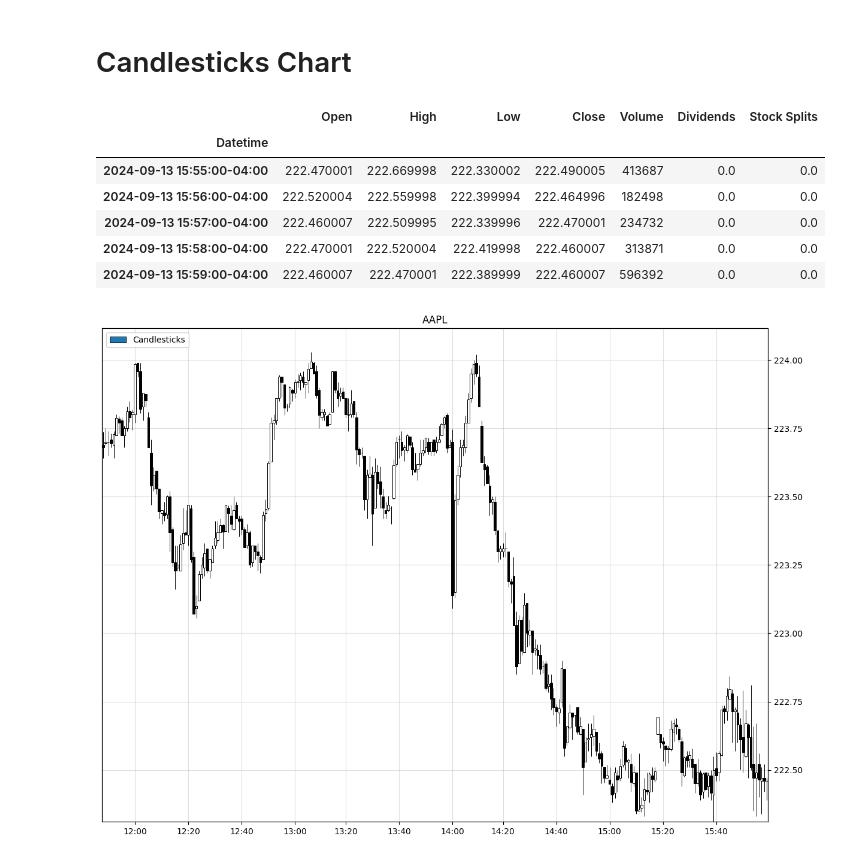
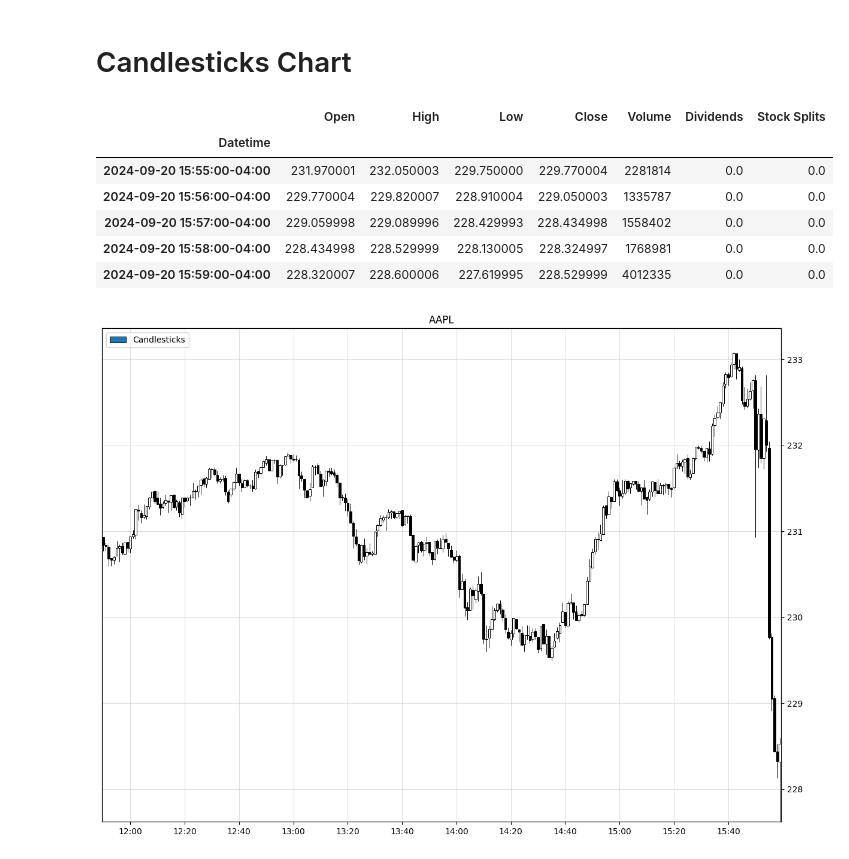
Before and after one commit to furechan/mplchart, a Jupyter notebook: examples/candlesticks-chart.ipynb, the cells around one changed output. Cells and saved outputs as stored; diff of their text form; code cells hidden in the pictures.

```diff
--- a/examples/candlesticks-chart.ipynb
+++ b/examples/candlesticks-chart.ipynb
@@ -8,18 +8,18 @@ from mplchart.primitives import Candlesticks
 # %%
 # intervals: 1m, 2m, 5m, 15m, 30m, 60m, 90m, 1h, 1d, 5d, 1wk, 1mo, 3mo
 
-ticker, interval, period = "AAPL", "1m", "7d"
+ticker, interval, period = "AAPL", "1m", "5d"
 
-prices = yf.Ticker(ticker).history(interval=interval, period="period")
+prices = yf.Ticker(ticker).history(interval=interval, period=period)
 prices.tail(5)
 # %% [output]
 |  | Open | High | Low | Close | Volume | Dividends | Stock Splits |
 | Datetime |  |  |  |  |  |  |  |
-| 2024-09-13 15:55:00-04:00 | 222.470001 | 222.669998 | 222.330002 | 222.490005 | 413687 | 0.0 | 0.0 |
-| 2024-09-13 15:56:00-04:00 | 222.520004 | 222.559998 | 222.399994 | 222.464996 | 182498 | 0.0 | 0.0 |
-| 2024-09-13 15:57:00-04:00 | 222.460007 | 222.509995 | 222.339996 | 222.470001 | 234732 | 0.0 | 0.0 |
-| 2024-09-13 15:58:00-04:00 | 222.470001 | 222.520004 | 222.419998 | 222.460007 | 313871 | 0.0 | 0.0 |
-| 2024-09-13 15:59:00-04:00 | 222.460007 | 222.470001 | 222.389999 | 222.460007 | 596392 | 0.0 | 0.0 |
+| 2024-09-20 15:55:00-04:00 | 231.970001 | 232.050003 | 229.750000 | 229.770004 | 2281814 | 0.0 | 0.0 |
+| 2024-09-20 15:56:00-04:00 | 229.770004 | 229.820007 | 228.910004 | 229.050003 | 1335787 | 0.0 | 0.0 |
+| 2024-09-20 15:57:00-04:00 | 229.059998 | 229.089996 | 228.429993 | 228.434998 | 1558402 | 0.0 | 0.0 |
+| 2024-09-20 15:58:00-04:00 | 228.434998 | 228.529999 | 228.130005 | 228.324997 | 1768981 | 0.0 | 0.0 |
+| 2024-09-20 15:59:00-04:00 | 228.320007 | 228.600006 | 227.619995 | 228.529999 | 4012335 | 0.0 | 0.0 |
 # %%
 max_bars = 250
 
@@ -29,7 +29,7 @@ chart = Chart(title=ticker, max_bars=max_bars)
 chart.plot(prices, indicators)
 chart.show()
 # %% [output]
-[figure, old version]
+[figure, new version]
 # %%
 max_bars = 250
 
```
Also changed, not shown: parts of 2 cells of this notebook, 9 other files.
